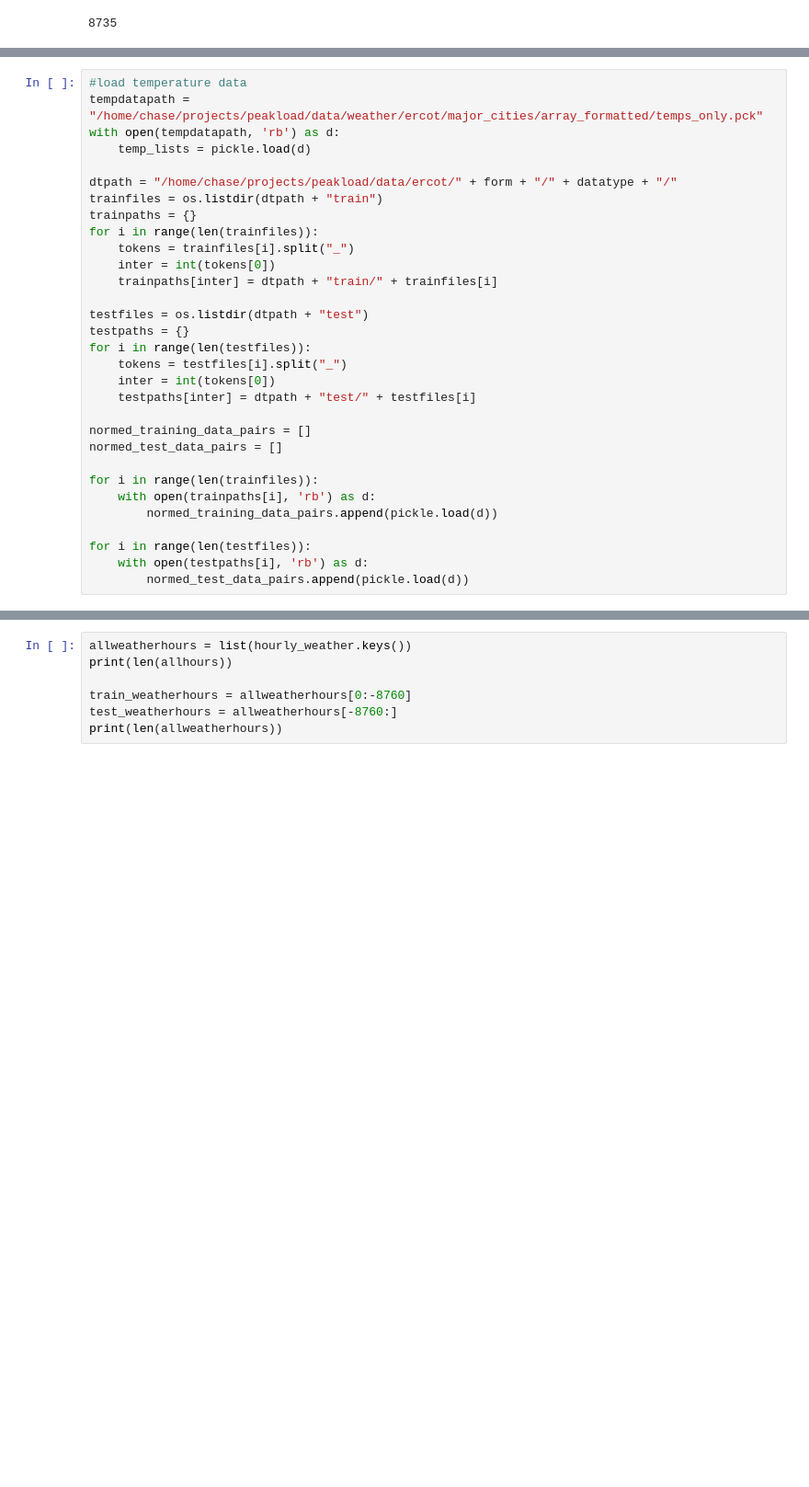
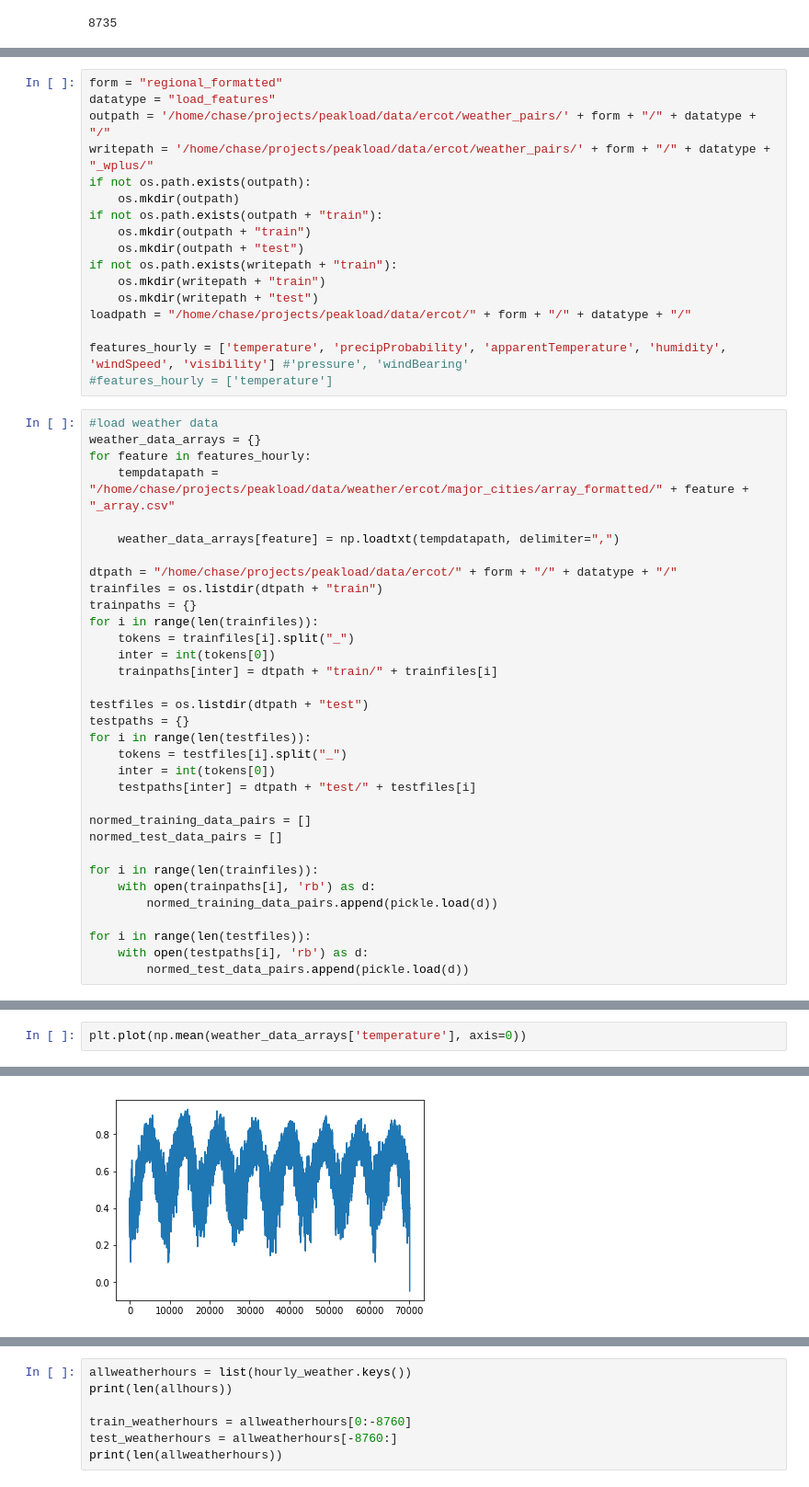
Before and after one commit to cpatdowling/peakload, a Jupyter notebook: notebooks/data_processing.ipynb, the cells around one changed output, grey strips where cells are left out. Shown at 92% size. Saved outputs shown, nothing was run; the diff lists cells and outputs as text; blank space fills up the shorter version.

Commit message:
updating data_processing

```diff
--- a/notebooks/data_processing.ipynb
+++ b/notebooks/data_processing.ipynb
@@ -914,8 +915,27 @@ loadpath = "/home/chase/projects/peakload/data/ercot/" + form + "/" + datatype +
+# %%
+form = "regional_formatted"
+datatype = "load_features"
+outpath = '/home/chase/projects/peakload/data/ercot/weather_pairs/' + form + "/" + datatype + "/"
+writepath = '/home/chase/projects/peakload/data/ercot/weather_pairs/' + form + "/" + datatype + "_wplus/"
+if not os.path.exists(outpath):
+    os.mkdir(outpath)
+if not os.path.exists(outpath + "train"):
+    os.mkdir(outpath + "train")
+    os.mkdir(outpath + "test")
+if not os.path.exists(writepath + "train"):
+    os.mkdir(writepath + "train")
+    os.mkdir(writepath + "test")
+loadpath = "/home/chase/projects/peakload/data/ercot/" + form + "/" + datatype + "/"
+
+features_hourly = ['temperature', 'precipProbability', 'apparentTemperature', 'humidity', 'windSpeed', 'visibility'] #'pressure', 'windBearing'
+#features_hourly = ['temperature']
 # %%
-#load temperature data
-tempdatapath = "/home/chase/projects/peakload/data/weather/ercot/major_cities/array_formatted/temps_only.pck"
-with open(tempdatapath, 'rb') as d:
-    temp_lists = pickle.load(d)
+#load weather data
+weather_data_arrays = {}
+for feature in features_hourly:
+    tempdatapath = "/home/chase/projects/peakload/data/weather/ercot/major_cities/array_formatted/" + feature + "_array.csv"
+
+    weather_data_arrays[feature] = np.loadtxt(tempdatapath, delimiter=",")
 
 dtpath = "/home/chase/projects/peakload/data/ercot/" + form + "/" + datatype + "/"
 trainfiles = os.listdir(dtpath + "train")
@@ -952,0 +965,3 @@ dict_keys([0, 1, 2, 3, 4, 5, 6, 7, 8, 9, 10, 11, 12, 13, 14, 15, 16, 17, 18])
+# %%
+plt.plot(np.mean(weather_data_arrays['temperature'], axis=0))
+# %% [output]
@@ -953 +969,2 @@ dict_keys([0, 1, 2, 3, 4, 5, 6, 7, 8, 9, 10, 11, 12, 13, 14, 15, 16, 17, 18])
+[figure, added]
 # %%
```
Also changed, not shown: parts of 16 cells of this notebook.
